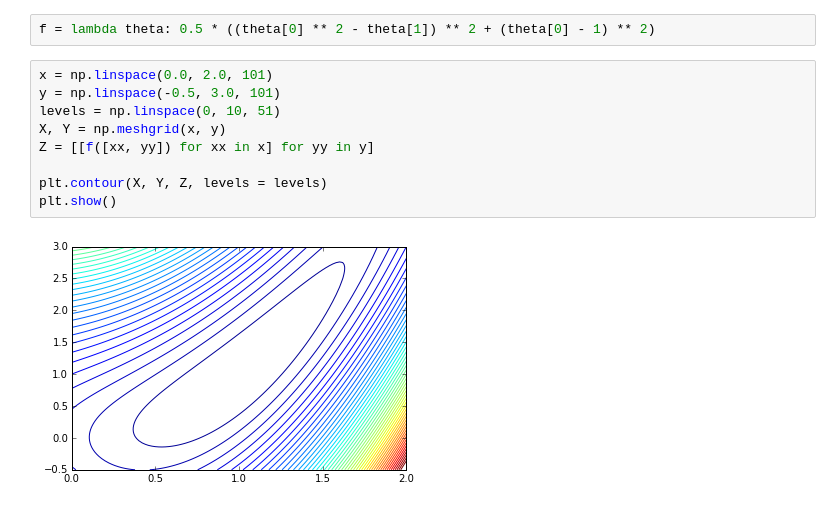
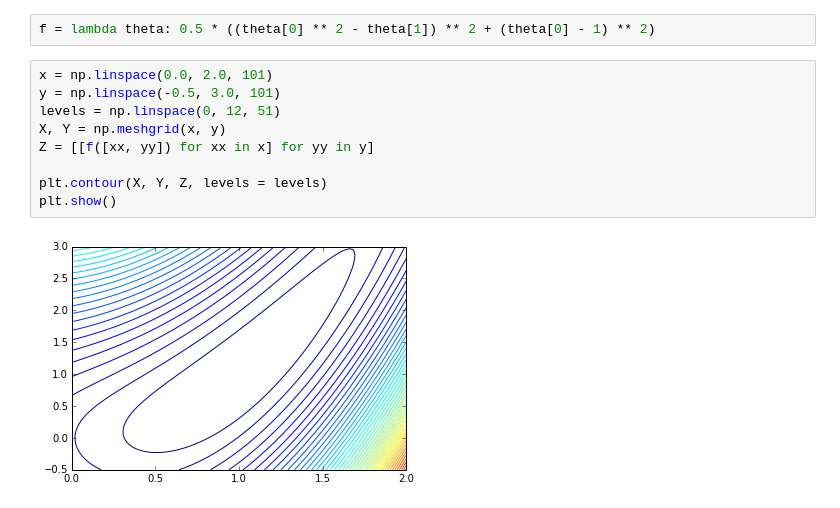
Before and after one commit to gregclinton/murphy, a Jupyter notebook: play.ipynb, the cells around one changed output. Drawn from its saved outputs; the diff is of its cells as text.

```diff
--- a/play.ipynb
+++ b/play.ipynb
@@ -7,11 +7,11 @@ f = lambda theta: 0.5 * ((theta[0] ** 2 - theta[1]) ** 2 + (theta[0] - 1) ** 2)
 # %%
 x = np.linspace(0.0, 2.0, 101)
 y = np.linspace(-0.5, 3.0, 101)
-levels = np.linspace(0, 10, 51)
+levels = np.linspace(0, 12, 51)
 X, Y = np.meshgrid(x, y)
 Z = [[f([xx, yy]) for xx in x] for yy in y]
 
 plt.contour(X, Y, Z, levels = levels)
 plt.show()
 # %% [output]
-[figure, old version]
+[figure, new version]
```
